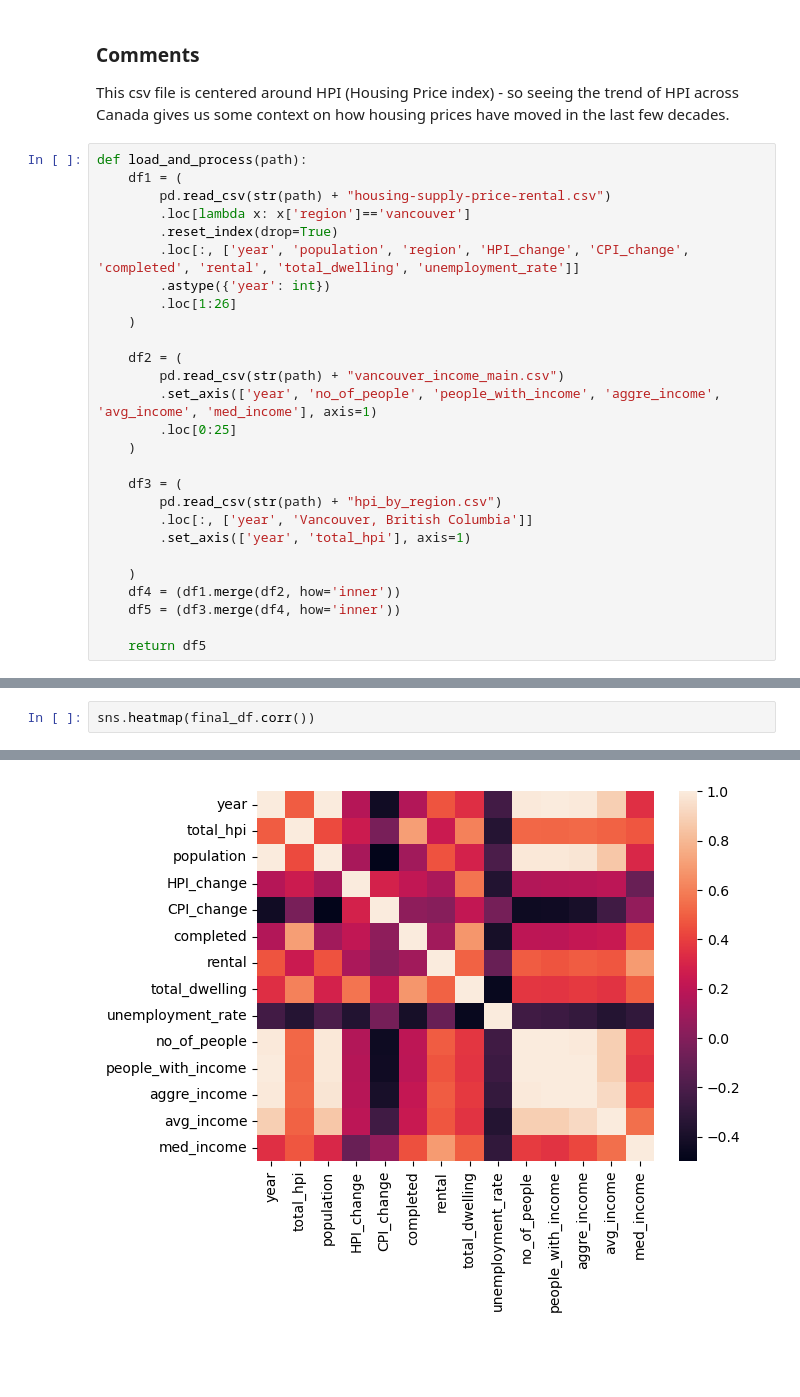
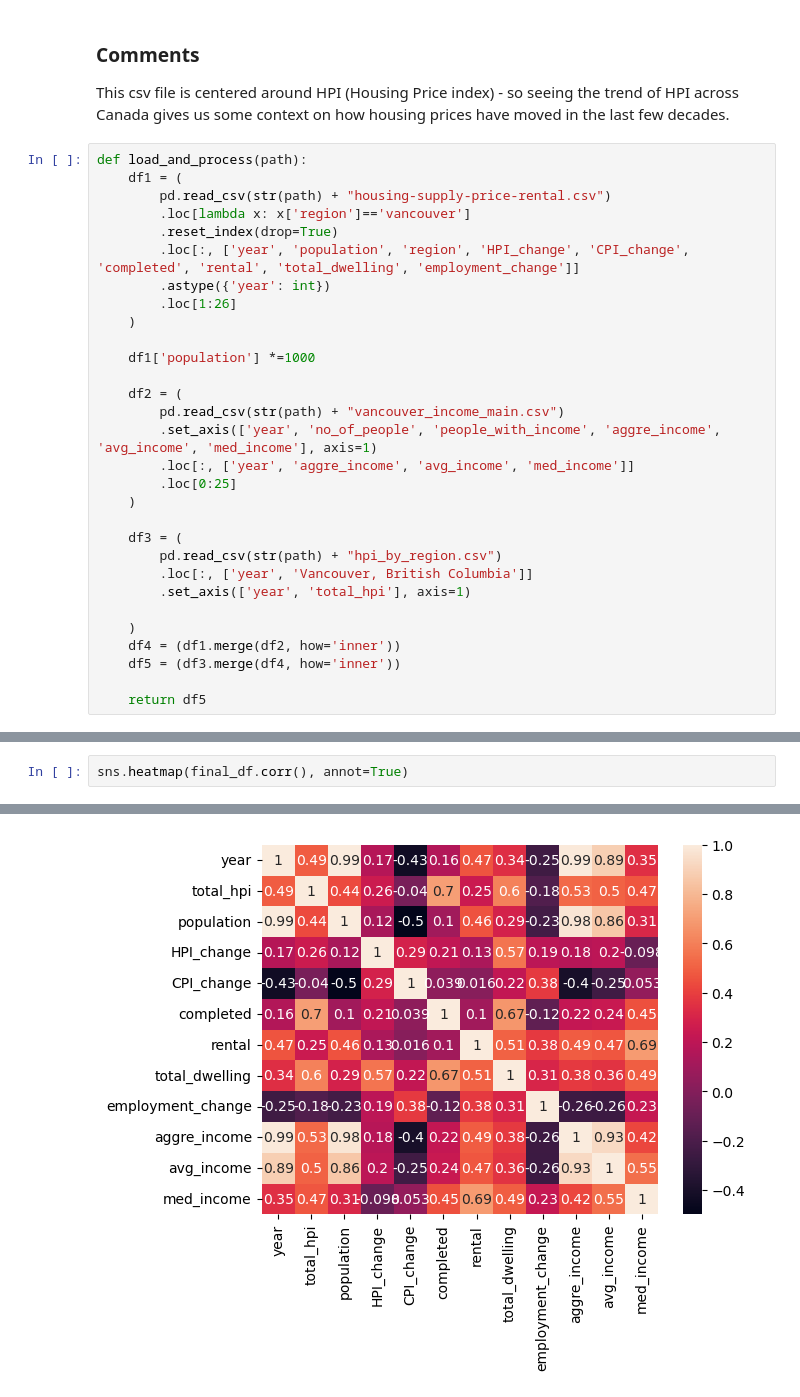
Before and after one commit to ubco-W2022T1-cosc301/group13, a Jupyter notebook: notebooks/analysis1.ipynb, the cells around one changed output, grey strips where cells are left out. Drawn from its saved outputs; the diff is of its cells as text; blank space fills up the shorter version.

```diff
--- a/notebooks/analysis1.ipynb
+++ b/notebooks/analysis1.ipynb
@@ -149,14 +116,17 @@ def load_and_process(path):
         pd.read_csv(str(path) + "housing-supply-price-rental.csv")
         .loc[lambda x: x['region']=='vancouver']
         .reset_index(drop=True)
-        .loc[:, ['year', 'population', 'region', 'HPI_change', 'CPI_change', 'completed', 'rental', 'total_dwelling', 'unemployment_rate']]
+        .loc[:, ['year', 'population', 'region', 'HPI_change', 'CPI_change', 'completed', 'rental', 'total_dwelling', 'employment_change']]
         .astype({'year': int})
         .loc[1:26]
     )
 
+    df1['population'] *=1000
+
     df2 = (
         pd.read_csv(str(path) + "vancouver_income_main.csv")
         .set_axis(['year', 'no_of_people', 'people_with_income', 'aggre_income', 'avg_income', 'med_income'], axis=1)
+        .loc[:, ['year', 'aggre_income', 'avg_income', 'med_income']]
         .loc[0:25]
     )
 
@@ -190,5 +162,5 @@ final_df
 # %%
-sns.heatmap(final_df.corr())
+sns.heatmap(final_df.corr(), annot=True)
 # %% [output]
 <AxesSubplot:>
-[figure, old version]
+[figure, new version]
```
Also changed, not shown: parts of 16 cells of this notebook.
